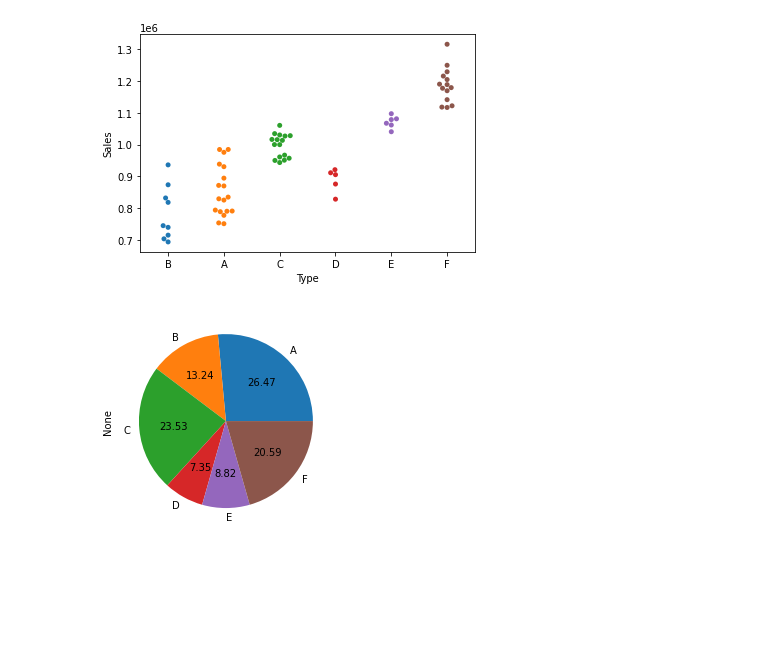
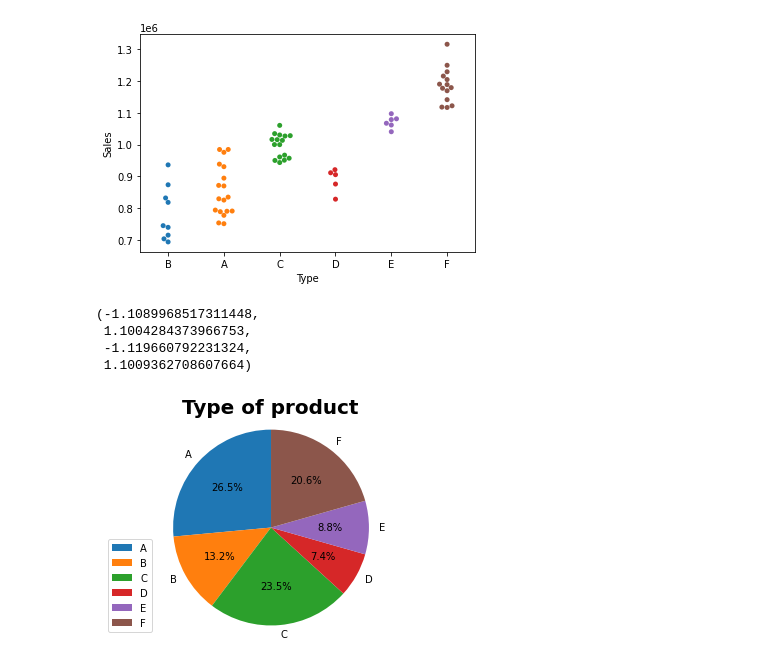
Before and after one commit to MasoumehShariat/ML_Pipeline-EDA, a Jupyter notebook: Descriptive_Statistics.ipynb, the cells around one changed output. Saved outputs shown, nothing was run; the diff lists cells and outputs as text; code cells hidden in the pictures; blank space fills up the shorter version.

```diff
--- a/Descriptive_Statistics.ipynb
+++ b/Descriptive_Statistics.ipynb
@@ -149,7 +149,14 @@ sns.swarmplot (data = df, x='Type', y='Sales')
 [figure]
 # %%
 figsize=(25, 10)
-df.groupby('Type').size().plot(kind='pie', autopct='%.2f')
-plt.show()
+df.groupby('Type').size().plot(kind='pie', startangle=90,autopct='%1.1f%%')
+plt.legend(loc=3,fontsize=10)
+plt.ylabel('')
+plt.title('Type of product',fontweight="bold",fontsize = 20)
+plt.axis('equal')
 # %% [output]
+(-1.1089968517311448,
+ 1.1004284373966753,
+ -1.119660792231324,
+ 1.1009362708607664)
-[figure, old version]
+[figure, new version]
```
